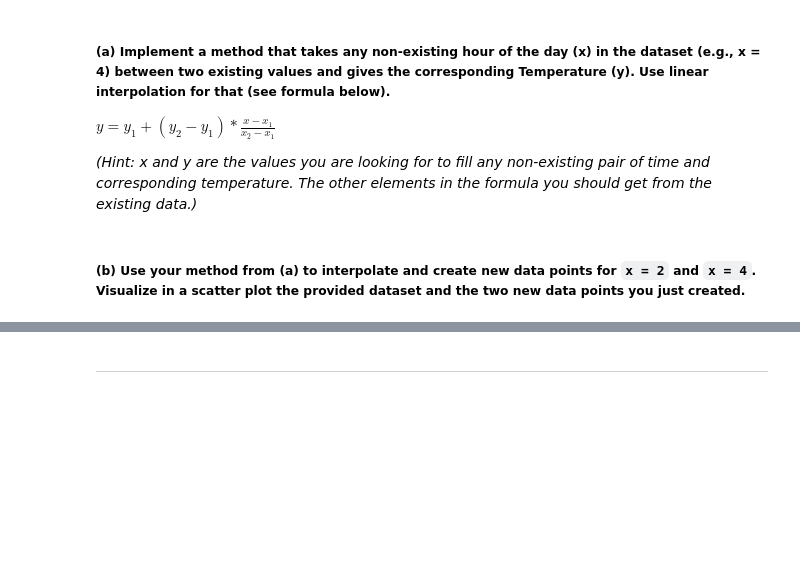
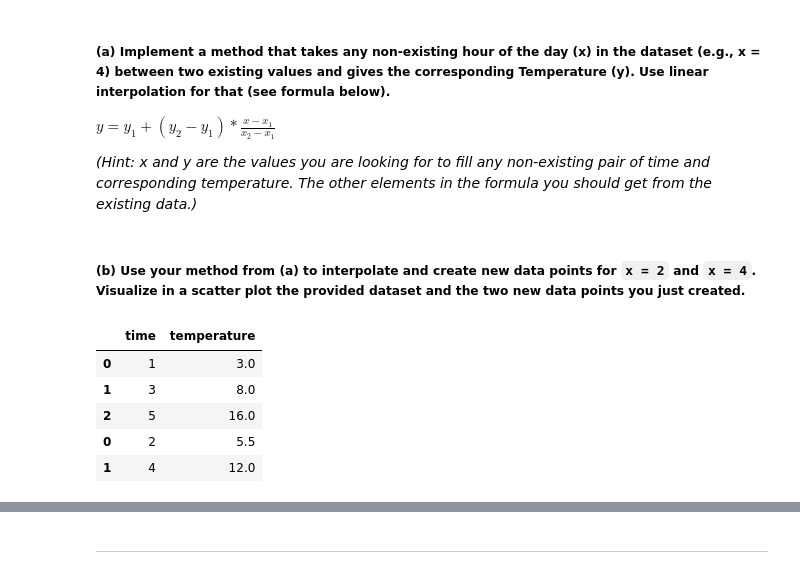
Before and after one commit to kssrr/DataMiningAssignments, a Jupyter notebook: Assignment_03/Assignment_03.ipynb, the cells around one changed output, grey strips where cells are left out. Cells and saved outputs as stored; diff of their text form; code cells hidden in the pictures; blank space fills up the shorter version.

```diff
--- a/Assignment_03/Assignment_03.ipynb
+++ b/Assignment_03/Assignment_03.ipynb
@@ -97,2 +106,13 @@ _(Hint: x and y are the values you are looking for to fill any non-existing pair
 # %% [markdown]
 ##### __(b)  Use your method from (a) to interpolate and create new data points for ``x = 2`` and ``x = 4``. Visualize in a scatter plot the provided dataset and the two new data points you just created.__
+# %%
+to_append = pd.DataFrame([{"time": 2, "temperature": interpolate_temp(2)}, {"time": 4, "temperature": interpolate_temp(4)}])
+df = pd.concat([df, to_append])
+df
+# %% [output]
+|  | time | temperature |
+| 0 | 1 | 3.0 |
+| 1 | 3 | 8.0 |
+| 2 | 5 | 16.0 |
+| 0 | 2 | 5.5 |
+| 1 | 4 | 12.0 |
```
Also changed, not shown: parts of 2 cells of this notebook, 2 other files.
